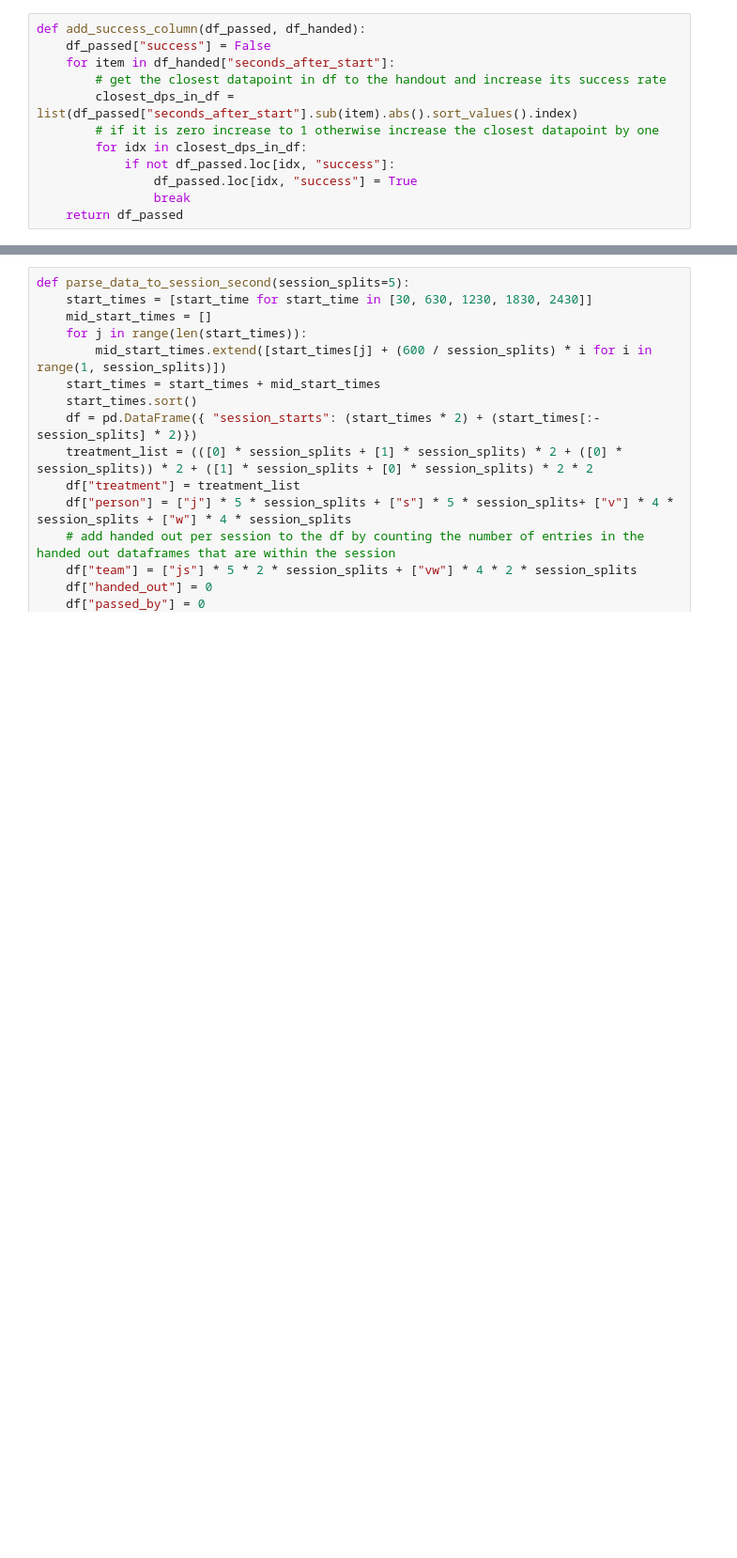
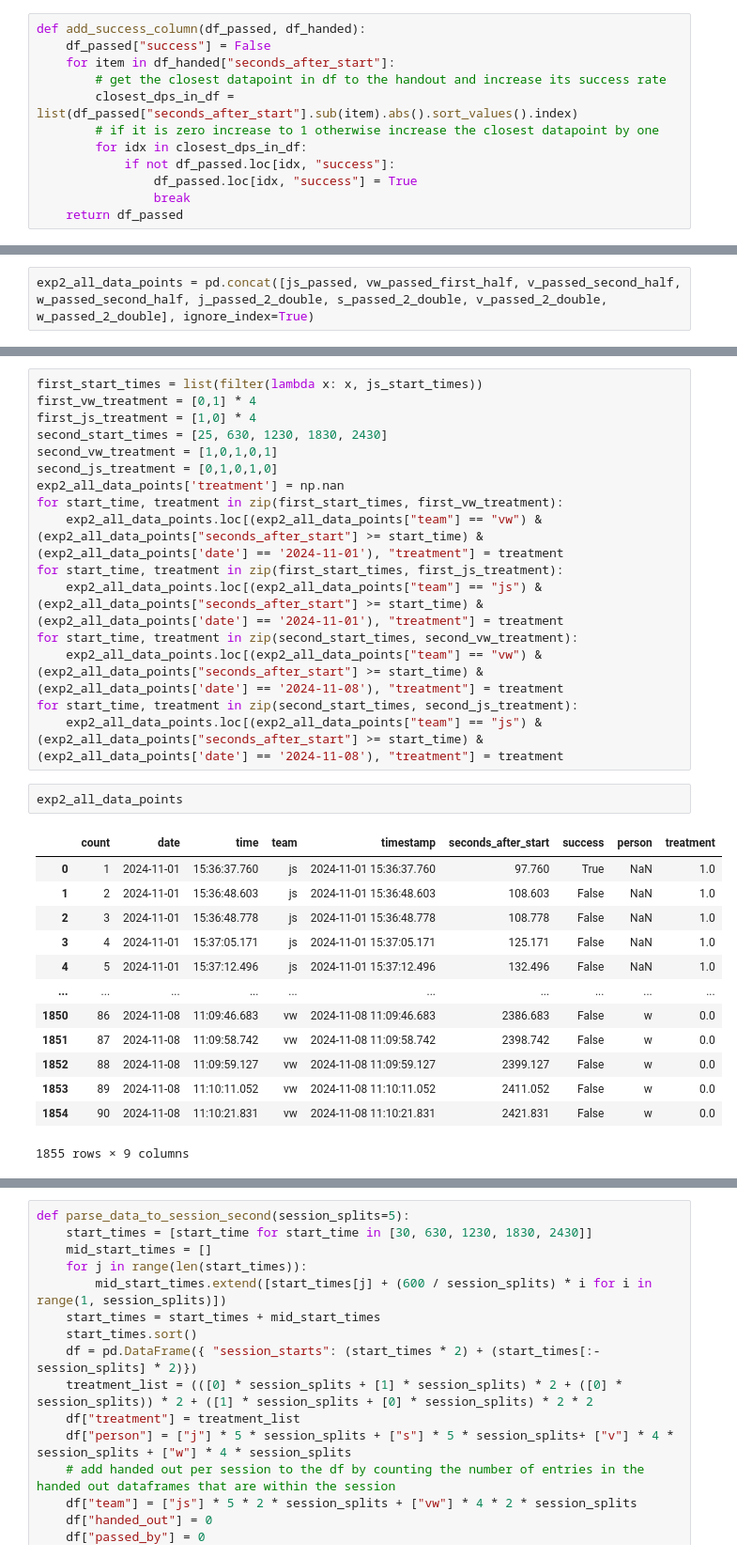
Before and after one commit to julianstrietzel/experiments_power_analysis, a Jupyter notebook: exp_2/data_formation.ipynb, the cells around one changed output, grey strips where cells are left out. Shown at 94% size. Cells and saved outputs as stored; diff of their text form; blank space fills up the shorter version.

```diff
--- a/exp_2/data_formation.ipynb
+++ b/exp_2/data_formation.ipynb
@@ -419,0 +424,2 @@ v_passed_second_half
+# %%
+exp2_all_data_points = pd.concat([js_passed, vw_passed_first_half, v_passed_second_half, w_passed_second_half, j_passed_2_double, s_passed_2_double, v_passed_2_double, w_passed_2_double], ignore_index=True)
@@ -419,0 +440,32 @@ v_passed_second_half
+# %%
+first_start_times = list(filter(lambda x: x, js_start_times))
+first_vw_treatment = [0,1] * 4
+first_js_treatment = [1,0] * 4
+second_start_times = [25, 630, 1230, 1830, 2430]
+second_vw_treatment = [1,0,1,0,1]
+second_js_treatment = [0,1,0,1,0]
+exp2_all_data_points['treatment'] = np.nan
+for start_time, treatment in zip(first_start_times, first_vw_treatment):
+    exp2_all_data_points.loc[(exp2_all_data_points["team"] == "vw") & (exp2_all_data_points["seconds_after_start"] >= start_time) & (exp2_all_data_points['date'] == '2024-11-01'), "treatment"] = treatment
+for start_time, treatment in zip(first_start_times, first_js_treatment):
+    exp2_all_data_points.loc[(exp2_all_data_points["team"] == "js") & (exp2_all_data_points["seconds_after_start"] >= start_time) & (exp2_all_data_points['date'] == '2024-11-01'), "treatment"] = treatment
+for start_time, treatment in zip(second_start_times, second_vw_treatment):
+    exp2_all_data_points.loc[(exp2_all_data_points["team"] == "vw") & (exp2_all_data_points["seconds_after_start"] >= start_time) & (exp2_all_data_points['date'] == '2024-11-08'), "treatment"] = treatment
+for start_time, treatment in zip(second_start_times, second_js_treatment):
+    exp2_all_data_points.loc[(exp2_all_data_points["team"] == "js") & (exp2_all_data_points["seconds_after_start"] >= start_time) & (exp2_all_data_points['date'] == '2024-11-08'), "treatment"] = treatment
+# %%
+exp2_all_data_points
+# %% [output]
+|  | count | date | time | team | timestamp | seconds_after_start | success | person | treatment |
+| 0 | 1 | 2024-11-01 | 15:36:37.760 | js | 2024-11-01 15:36:37.760 | 97.760 | True | NaN | 1.0 |
+| 1 | 2 | 2024-11-01 | 15:36:48.603 | js | 2024-11-01 15:36:48.603 | 108.603 | False | NaN | 1.0 |
+| 2 | 3 | 2024-11-01 | 15:36:48.778 | js | 2024-11-01 15:36:48.778 | 108.778 | False | NaN | 1.0 |
+| 3 | 4 | 2024-11-01 | 15:37:05.171 | js | 2024-11-01 15:37:05.171 | 125.171 | False | NaN | 1.0 |
+| 4 | 5 | 2024-11-01 | 15:37:12.496 | js | 2024-11-01 15:37:12.496 | 132.496 | False | NaN | 1.0 |
+| ... | ... | ... | ... | ... | ... | ... | ... | ... | ... |
+| 1850 | 86 | 2024-11-08 | 11:09:46.683 | vw | 2024-11-08 11:09:46.683 | 2386.683 | False | w | 0.0 |
+| 1851 | 87 | 2024-11-08 | 11:09:58.742 | vw | 2024-11-08 11:09:58.742 | 2398.742 | False | w | 0.0 |
+| 1852 | 88 | 2024-11-08 | 11:09:59.127 | vw | 2024-11-08 11:09:59.127 | 2399.127 | False | w | 0.0 |
+| 1853 | 89 | 2024-11-08 | 11:10:11.052 | vw | 2024-11-08 11:10:11.052 | 2411.052 | False | w | 0.0 |
+| 1854 | 90 | 2024-11-08 | 11:10:21.831 | vw | 2024-11-08 11:10:21.831 | 2421.831 | False | w | 0.0 |
+1855 rows × 9 columns
```
Also changed, not shown: parts of 11 cells of this notebook, 1 other file.
